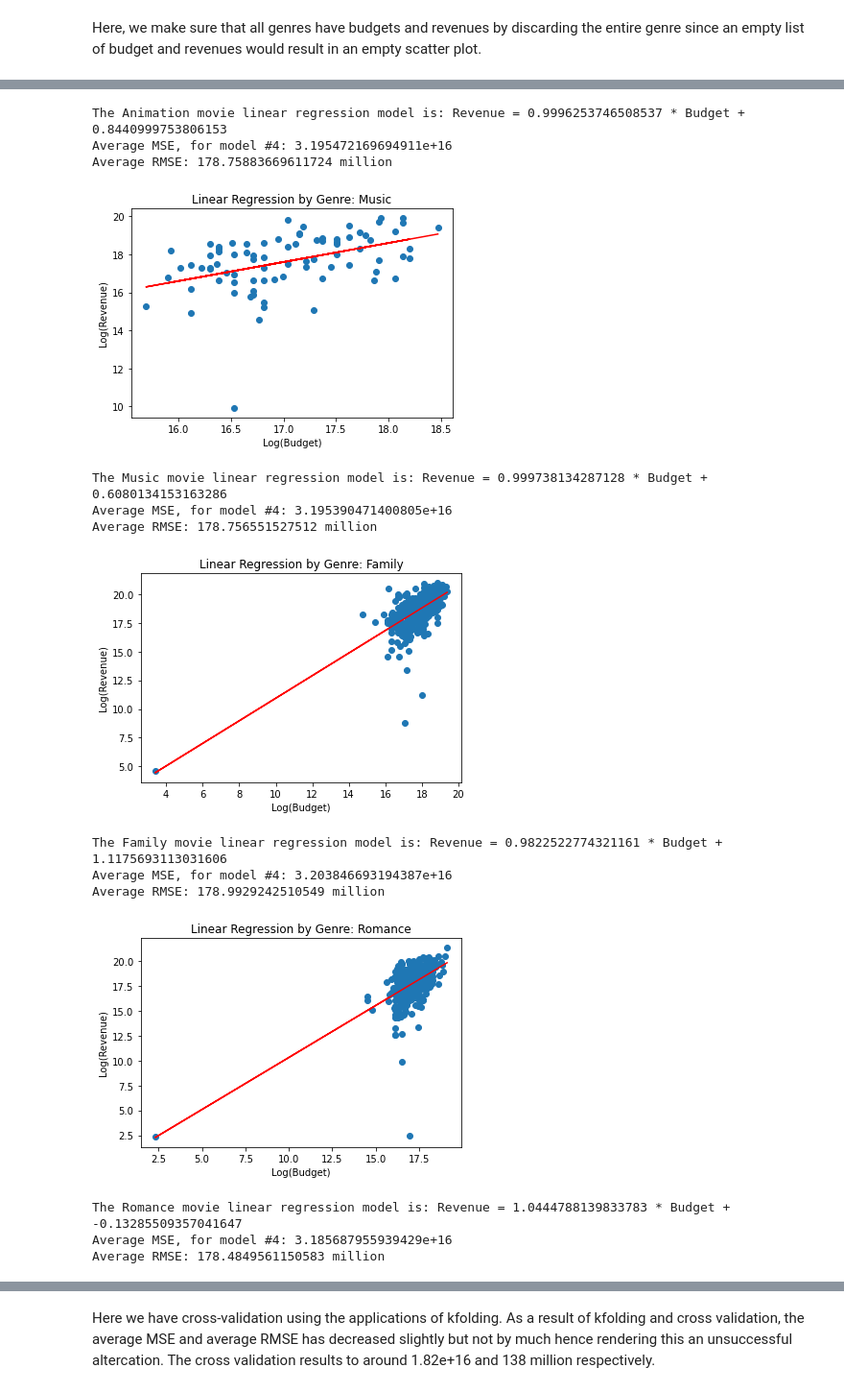
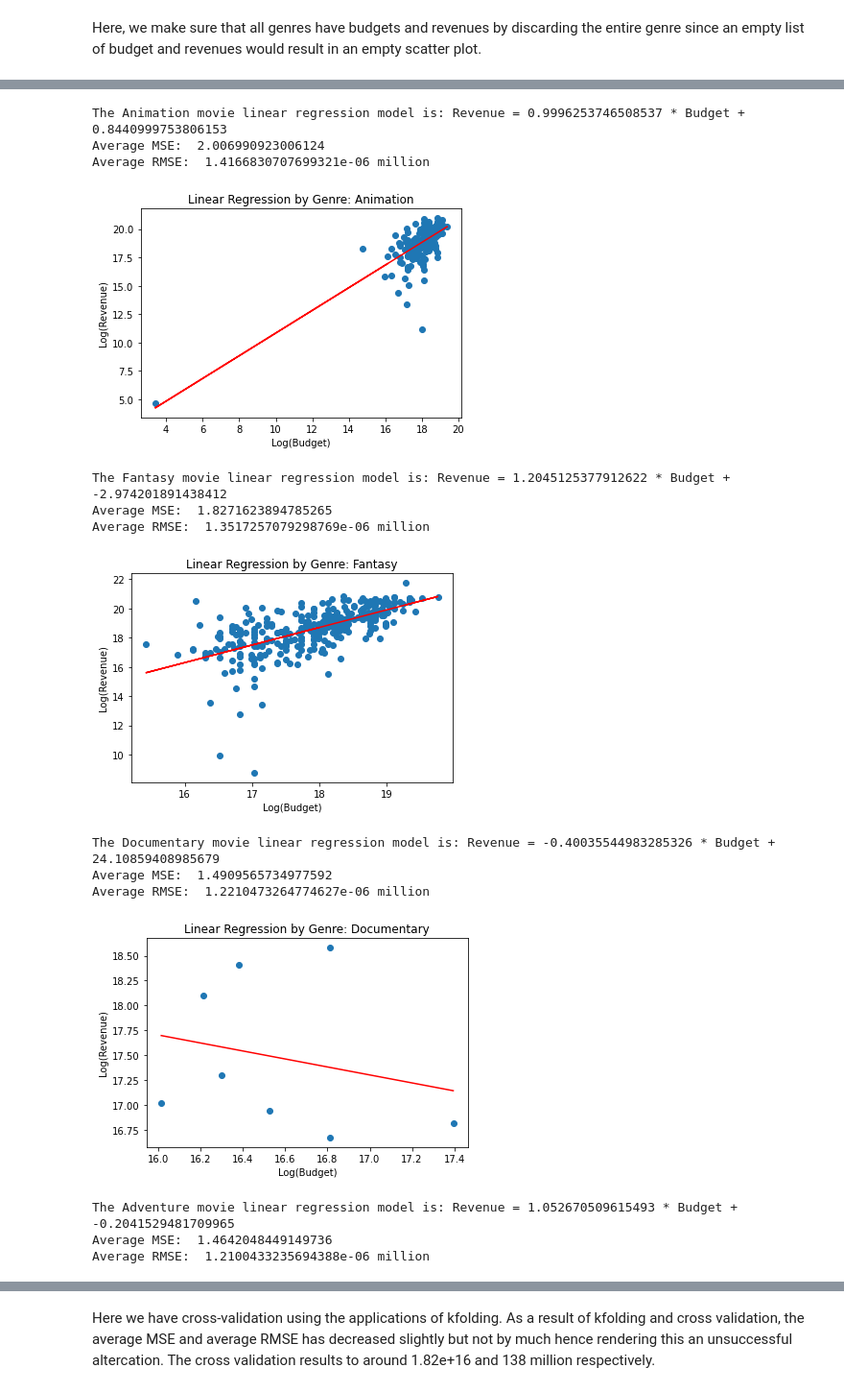
Before and after one commit to jeffreyz6002/CSE351_Project-Movie-Release-Analysis-, a Jupyter notebook: Movie Revenue Prediction.ipynb, the cells around one changed output, grey strips where cells are left out. Shown at 96% size. Drawn from its saved outputs; the diff is of its cells as text; code cells hidden in the pictures.

```diff
--- a/Movie Revenue Prediction.ipynb
+++ b/Movie Revenue Prediction.ipynb
@@ -754,8 +754,6 @@ for g in unique_genre:
 # %% [markdown]
 Here, we make sure that all genres have budgets and revenues by discarding the entire genre since an empty list of budget and revenues would result in an empty scatter plot.
 # %%
-coef = []
-intercept = []
 MSE = []
 sum_MSE = 0
 sum_RMSE = 0
@@ -768,8 +766,22 @@ for g in unique_genre:
         # Creates LinearRegression object
         m4 = LinearRegression()
         m4.fit(x,y)
-        # Creates regression line based off coordinates
         y_pred = m4.predict(x)
+
+        # Gets variables for solving RMSE and MSE
+        coef = m4.coef_[0]
+        intercept = m4.intercept_
+        MSE.append(np.mean((allY.get(g) - y_pred) ** 2))
+
+        print("The " + g + " movie linear regression model is: Revenue = " + str(coef) + " * Budget + " + str(intercept))
+
+        MSE_average = np.mean(MSE)
+        print("Average MSE: ", MSE_average)
+        print("Average RMSE: ", MSE_average ** 0.5 / 1000000, 'million\n')
+        sum_RMSE += MSE_average ** 0.5 / 1000000
+        sum_MSE += MSE_average
+
+        # Creates prediction values of Y and plots points
         pyplt.scatter(x,y)
         # Labels and organization
         pyplt.plot(x, y_pred, color="red")
@@ -779,22 +791,6 @@ for g in unique_genre:
         pyplt.title(title)
         pyplt.show()
 
-        # Gets variables for solving RMSE and MSE
-        m4 = m4.fit(x,y)
-        coef.append(m4.coef_[0])
-        intercept.append(m4.intercept_)
-        predictions = m4.predict(data["budget"].to_numpy().reshape(-1, 1))
-        MSE.append(np.mean((data["revenue"] - predictions) ** 2))
-        m4coef_ = np.array([np.mean(coef)])
-        m4intercept_ = np.mean(intercept)
-        print("The " + g + " movie linear regression model is: Revenue = " + str(m4.coef_[0]) + " * Budget + " + str(m4.intercept_))
-
-    MSE_average = np.mean(MSE)
-    print("Average MSE, for model #4:", MSE_average)
-    print("Average RMSE:", MSE_average ** 0.5 / 1000000, 'million\n')
-    sum_RMSE += MSE_average ** 0.5 / 1000000
-    sum_MSE += MSE_average
-
 
 print("Average MSE across all genres is " +str(sum_MSE/len(allX)))
 print("Average RMSE across all genres is " +str(sum_RMSE/len(allX)) + " million")
@@ -803,15 +802,15 @@ print("Average RMSE across all genres is " +str(sum_RMSE/len(allX)) + " million"
-The Animation movie linear regression model is: Revenue = 0.9996253746508537 * Budget + 0.8440999753806153
-Average MSE, for model #4: 3.195472169694911e+16
-Average RMSE: 178.75883669611724 million
+The Animation movie linear regression model is: Revenue = 0.9996253746508537 * Budget + 0.8440999753806153
+Average MSE:  2.006990923006124
+Average RMSE:  1.4166830707699321e-06 million
-[figure, old version]
+[figure, new version]
-The Music movie linear regression model is: Revenue = 0.999738134287128 * Budget + 0.6080134153163286
-Average MSE, for model #4: 3.195390471400805e+16
-Average RMSE: 178.756551527512 million
+The Fantasy movie linear regression model is: Revenue = 1.2045125377912622 * Budget + -2.974201891438412
+Average MSE:  1.8271623894785265
+Average RMSE:  1.3517257079298769e-06 million
-[figure, old version]
+[figure, new version]
-The Family movie linear regression model is: Revenue = 0.9822522774321161 * Budget + 1.1175693113031606
-Average MSE, for model #4: 3.203846693194387e+16
-Average RMSE: 178.9929242510549 million
+The Documentary movie linear regression model is: Revenue = -0.40035544983285326 * Budget + 24.10859408985679
+Average MSE:  1.4909565734977592
+Average RMSE:  1.2210473264774627e-06 million
-[figure, old version]
+[figure, new version]
-The Romance movie linear regression model is: Revenue = 1.0444788139833783 * Budget + -0.13285509357041647
-Average MSE, for model #4: 3.185687955939429e+16
-Average RMSE: 178.4849561150583 million
+The Adventure movie linear regression model is: Revenue = 1.052670509615493 * Budget + -0.2041529481709965
+Average MSE:  1.4642048449149736
+Average RMSE:  1.2100433235694388e-06 million
```
Also changed, not shown: parts of 17 cells of this notebook.
